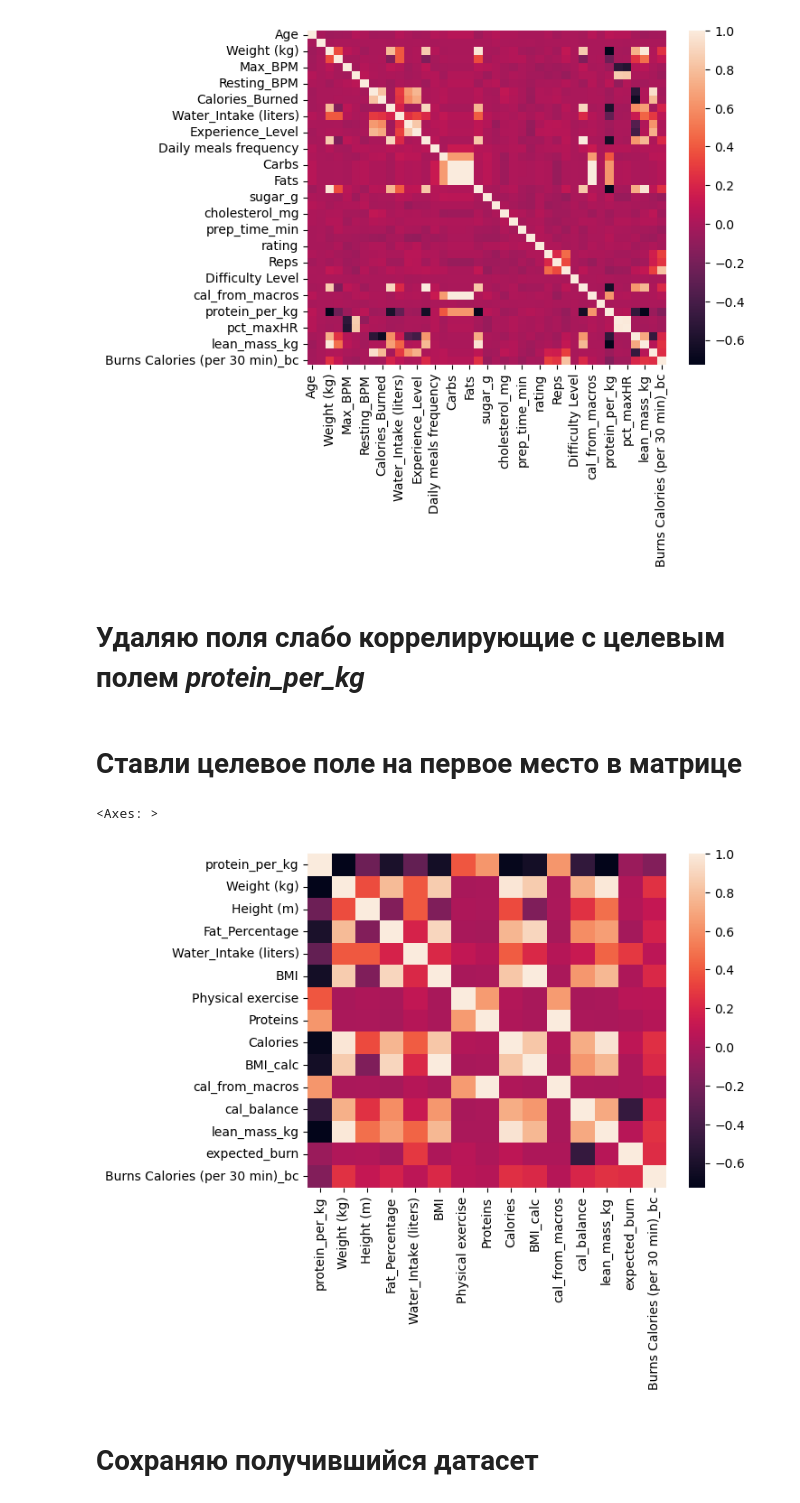
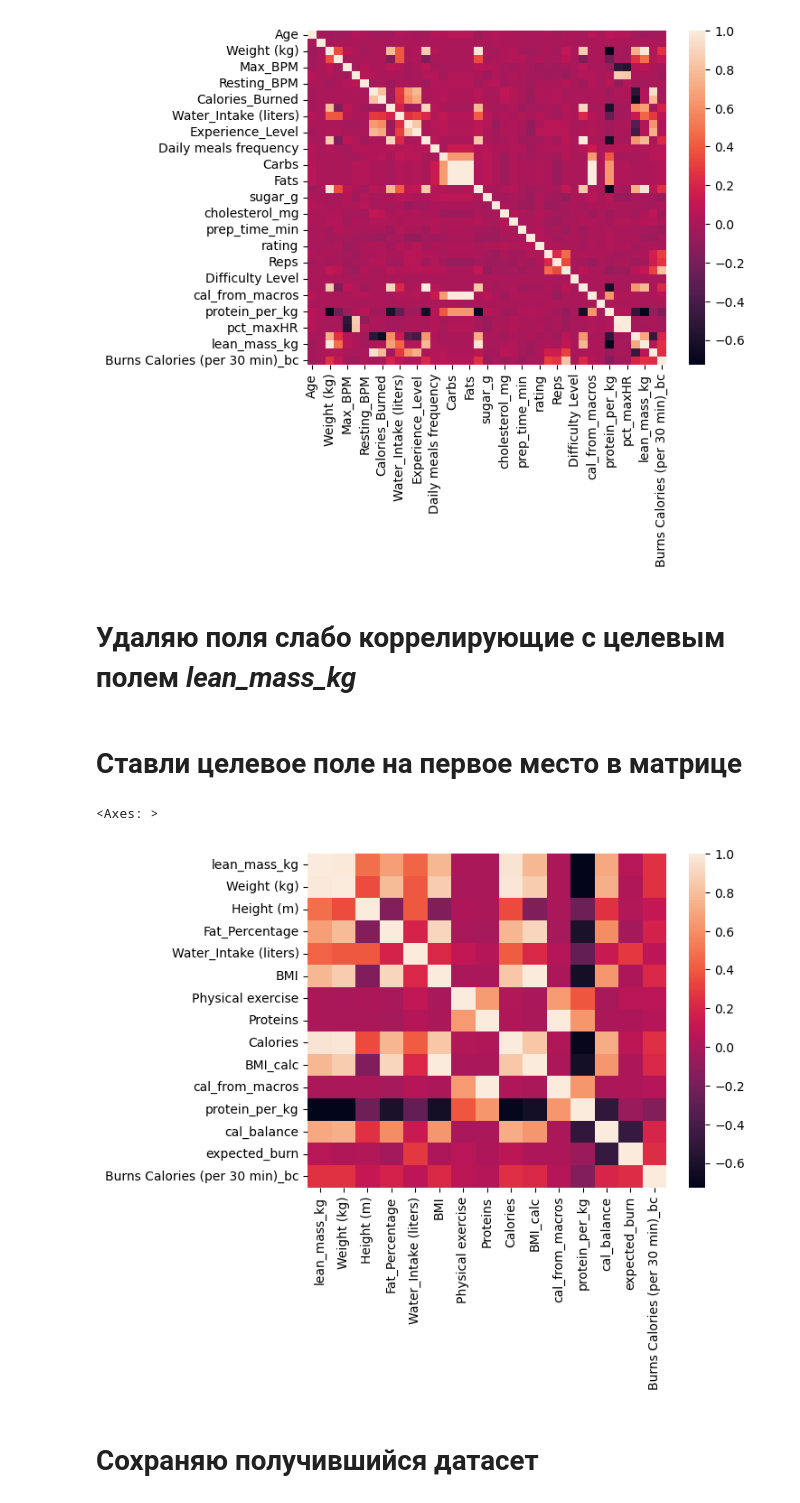
Before and after one commit to PinguinAdvokat/MLProf, a Jupyter notebook: проект1/Untitled.ipynb, the cells around one changed output. Drawn from its saved outputs; the diff is of its cells as text; code cells hidden in the pictures.

Commit message:
change target to lean_mass_kg

```diff
--- a/проект1/Untitled.ipynb
+++ b/проект1/Untitled.ipynb
@@ -45,20 +44,20 @@ sb.heatmap(cor)
 <Axes: >
 [figure]
 # %% [markdown]
-# Удаляю поля слабо коррелирующие с целевым полем *protein_per_kg*
+# Удаляю поля слабо коррелирующие с целевым полем *lean_mass_kg*
 # %%
-clean_df = new_df.drop(["Age", "Gender", "Daily meals frequency", "Carbs", "Fats", "sugar_g", "cholesterol_mg", "prep_time_min", "rating", "Reps", "Difficulty Level", "serving_size_g", "Sets", "cook_time_min"], axis=1)
+clean_df = new_df.drop(["Age", "Gender", "Fats", "sugar_g", "Daily meals frequency", "Carbs", "cholesterol_mg", "prep_time_min", "rating", "Reps", "Difficulty Level", "serving_size_g", "Sets", "cook_time_min"], axis=1)
 clean_df = clean_df.drop(["Max_BPM", "Resting_BPM", "Calories_Burned", "Experience_Level", "Burns Calories (per 30 min)", "pct_maxHR", "Avg_BPM", "Session_Duration (hours)", "Workout_Frequency (days/week)", "sodium_mg", "pct_carbs", "pct_HRR"], axis=1)
 # %% [markdown]
 # Ставли целевое поле на первое место в матрице
 # %%
 cor = clean_df.corr(method="pearson", min_periods=1, numeric_only=False)
-order = ["protein_per_kg"] + [col for col in cor.columns if col != 'protein_per_kg']
+order = ["lean_mass_kg"] + [col for col in cor.columns if col != 'lean_mass_kg']
 cor = cor.loc[order, order]
 sb.heatmap(cor)
 # %% [output]
 <Axes: >
-[figure, old version]
+[figure, new version]
 # %% [markdown]
 # Сохраняю получившийся датасет
 # %%
```
Also changed, not shown: parts of 16 cells of this notebook, 1 other file.
